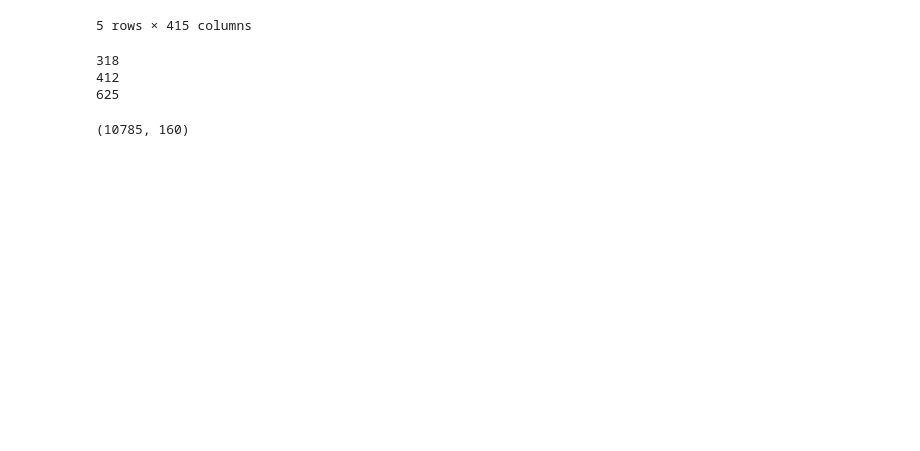
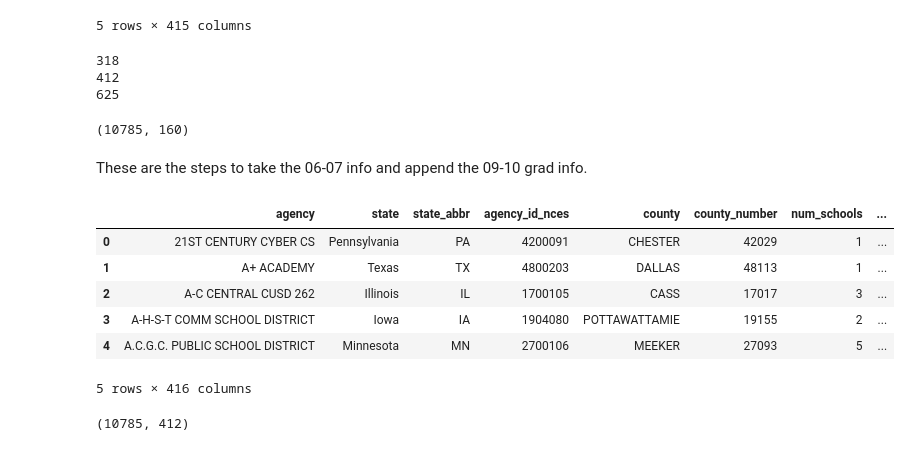
Before and after one commit to ashwindeo/dataschoolers, a Jupyter notebook: previousgrad.ipynb, the cells around one changed output. Drawn from its saved outputs; the diff is of its cells as text; code cells hidden in the pictures; blank space fills up the shorter version.

```diff
--- a/previousgrad.ipynb
+++ b/previousgrad.ipynb
@@ -244,3 +244,17 @@ dftouse.shape
 (10785, 160)
 # %%
 dftouse.to_csv("data/finaldata/dftouse_withprevyears.csv", index=False)
+# %% [markdown]
+These are the steps to take the 06-07 info and append the 09-10 grad info.
+# %%
+filtered0607 = pd.read_csv("data/finaldata/filtered_0607.csv")
+# %%
+filtered0607.head()
+# %% [output]
+|  | agency | state | state_abbr | agency_id_nces | county | county_number | num_schools | ... |
+| 0 | 21ST CENTURY CYBER CS | Pennsylvania | PA | 4200091 | CHESTER | 42029 | 1 | ... |
+| 1 | A+ ACADEMY | Texas | TX | 4800203 | DALLAS | 48113 | 1 | ... |
+| 2 | A-C CENTRAL CUSD 262 | Illinois | IL | 1700105 | CASS | 17017 | 3 | ... |
+| 3 | A-H-S-T COMM SCHOOL DISTRICT | Iowa | IA | 1904080 | POTTAWATTAMIE | 19155 | 2 | ... |
+| 4 | A.C.G.C. PUBLIC SCHOOL DISTRICT | Minnesota | MN | 2700106 | MEEKER | 27093 | 5 | ... |
+5 rows × 416 columns
@@ -246,0 +263,4 @@ dftouse.to_csv("data/finaldata/dftouse_withprevyears.csv", index=False)
+# %%
+filtered.shape
+# %% [output]
+(10785, 412)
```
Also changed, not shown: parts of 5 cells of this notebook, 1 other file.
